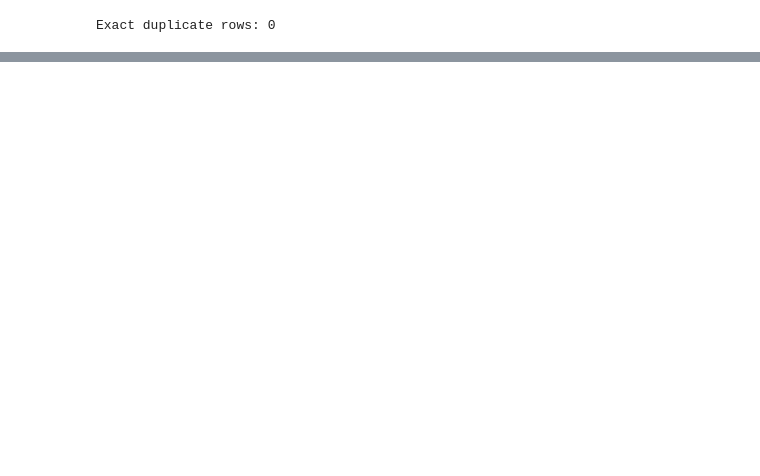
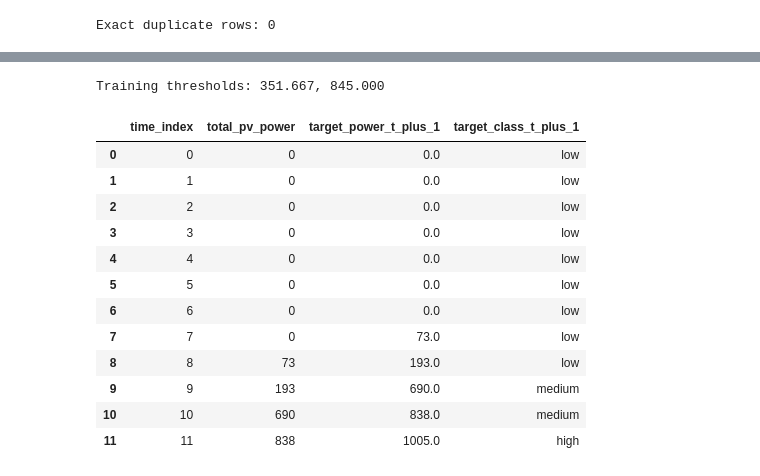
Before and after one commit to SepehrShakibi/applied-ml-dl-for-photovoltaics-with-python, a Jupyter notebook: 03_data_preprocessing/03_02_data_preparation_workflow_pv_time_series.ipynb, the cells around one changed output, grey strips where cells are left out. Drawn from its saved outputs; the diff is of its cells as text; code cells hidden in the pictures; blank space fills up the shorter version.

Commit message:
feat(preprocessing): add regression and classification targets

```diff
--- a/03_data_preprocessing/03_02_data_preparation_workflow_pv_time_series.ipynb
+++ b/03_data_preprocessing/03_02_data_preparation_workflow_pv_time_series.ipynb
@@ -288,0 +334,8 @@ The same export cell works locally and in Colab. It creates the output folder an
+# %%
+train_data = add_next_hour_target(train_data)
+validation_data = add_next_hour_target(validation_data)
+test_data = add_next_hour_target(test_data)
+
+print("Training samples:", len(train_data))
+print("Validation samples:", len(validation_data))
+print("Test samples:", len(test_data))
@@ -288,0 +355,52 @@ The same export cell works locally and in Colab. It creates the output folder an
+# %%
+training_target = train_data["target_power_t_plus_1"]
+positive_target = training_target.loc[training_target > 0]
+
+lower_threshold, upper_threshold = positive_target.quantile([1 / 3, 2 / 3])
+
+if not 0 < lower_threshold < upper_threshold:
+    raise ValueError("Distinct positive thresholds are required; review the class rule.")
+
+print(f"Training thresholds: {lower_threshold:.3f}, {upper_threshold:.3f}")
+# %% [output]
+Training thresholds: 351.667, 845.000
+# %%
+def add_power_class(data, lower_threshold, upper_threshold):
+    data = data.copy()
+    target = data["target_power_t_plus_1"]
+    if not ((target >= 0) & np.isfinite(target)).all():
+        raise ValueError("Resolve invalid target values before assigning classes.")
+
+    data["target_class_t_plus_1"] = pd.cut(
+        target,
+        bins=[-np.inf, lower_threshold, upper_threshold, np.inf],
+        labels=["low", "medium", "high"],
+    )
+    return data
+# %%
+train_data = add_power_class(train_data, lower_threshold, upper_threshold)
+validation_data = add_power_class(validation_data, lower_threshold, upper_threshold)
+test_data = add_power_class(test_data, lower_threshold, upper_threshold)
+# %%
+preview_columns = [
+    "time_index",
+    "total_pv_power",
+    "target_power_t_plus_1",
+    "target_class_t_plus_1",
+]
+
+train_data[preview_columns].head(12)
+# %% [output]
+|  | time_index | total_pv_power | target_power_t_plus_1 | target_class_t_plus_1 |
+| 0 | 0 | 0 | 0.0 | low |
+| 1 | 1 | 0 | 0.0 | low |
+| 2 | 2 | 0 | 0.0 | low |
+| 3 | 3 | 0 | 0.0 | low |
+| 4 | 4 | 0 | 0.0 | low |
+| 5 | 5 | 0 | 0.0 | low |
+| 6 | 6 | 0 | 0.0 | low |
+| 7 | 7 | 0 | 73.0 | low |
+| 8 | 8 | 73 | 193.0 | low |
+| 9 | 9 | 193 | 690.0 | medium |
+| 10 | 10 | 690 | 838.0 | medium |
+| 11 | 11 | 838 | 1005.0 | high |
```
Also changed, not shown: parts of 51 cells of this notebook, 4 other files.
